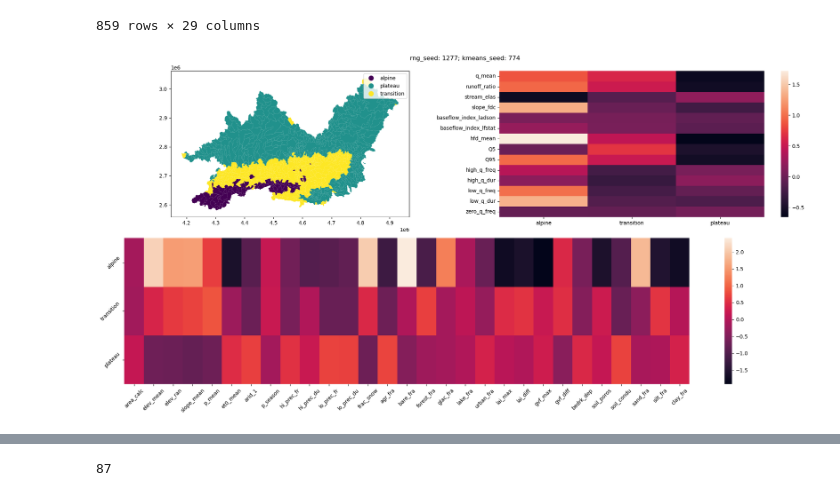
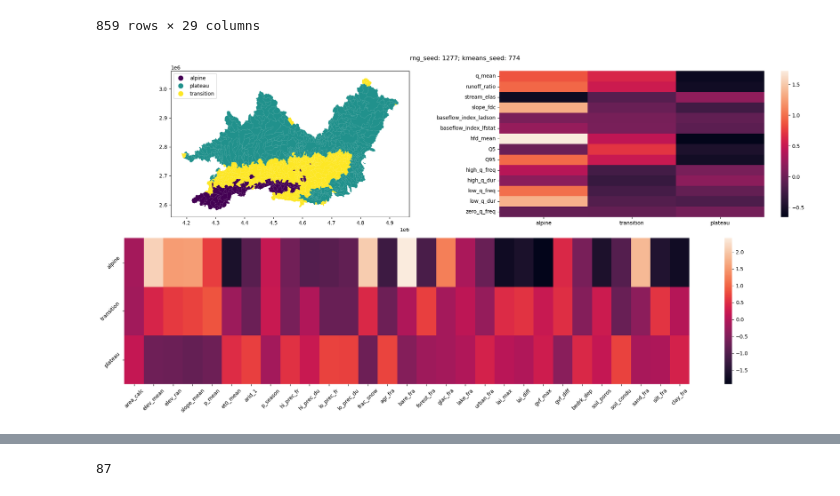
Before and after one commit to tripleUU-U/lamah-ce_lstm, a Jupyter notebook: preprocessing/create_strata.ipynb, the cells around one changed output, grey strips where cells are left out. Saved outputs shown, nothing was run; the diff lists cells and outputs as text; code cells hidden in the pictures.

```diff
--- a/preprocessing/create_strata.ipynb
+++ b/preprocessing/create_strata.ipynb
@@ -211,32 +211,33 @@ def remap_labels(org_label:int):
 		"1": "transition",
 		"2": "plateau",
 	}
 
 	return mapping[str(org_label)]
 
 kmeans_str_labels = kmeans_labels.apply(remap_labels)
 
 # PLOT
 plot_gdf = no_na_attributes.copy()
 plot_gdf["kmeans_labels"] = kmeans_str_labels
 
 fig, axs = plt.subplot_mosaic("AB;CC", figsize=(20,10))
 
 plot_gdf.plot(
 	column="kmeans_labels",
 	cmap="viridis",
 	ax= axs["A"],
-	legend=True,)
+	legend=True,
+	legend_kwds={'loc': 'upper left'})
 
 strata_label_list = ["alpine", "transition", "plateau"]
 
 # Plot hy id and attributes in the strata.
 sns.heatmap(ax=axs["B"], data = scaled_hy_id.groupby(kmeans_labels).mean().transpose(), xticklabels=strata_label_list)
 sns.heatmap(ax=axs["C"], data = picked_attributes.groupby(kmeans_labels).mean(), yticklabels=strata_label_list)
 axs["C"].tick_params("both", rotation=45)
 
 fig.suptitle(f"rng_seed: {rng_seed}; kmeans_seed: {kmeans_seed}")
 
 plt.tight_layout()
 # %% [output]
-[figure, old version]
+[figure, new version]
```
Also changed, not shown: parts of 3 cells of this notebook, 9 other files.
